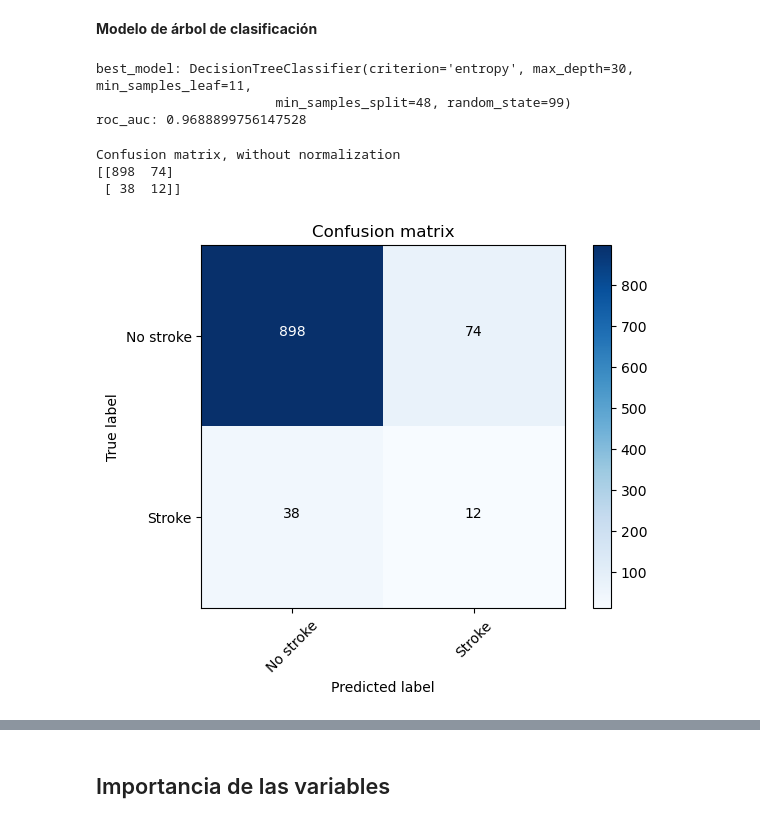
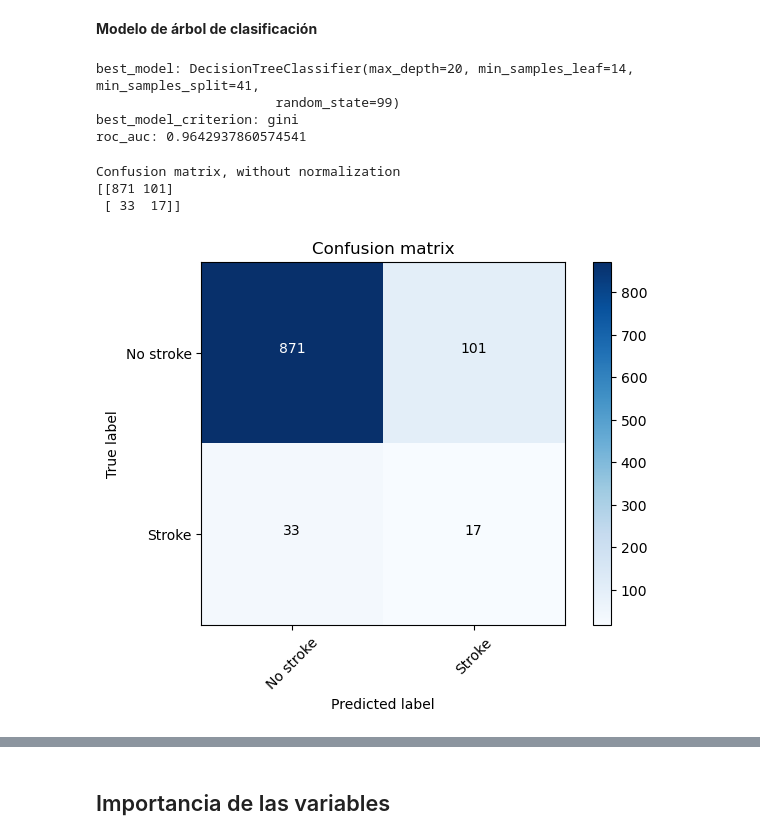
Before and after one commit to sumitkumarjethani/Stroke-Prediction, a Jupyter notebook: decision-tree-model.ipynb, the cells around one changed output, grey strips where cells are left out. Saved outputs shown, nothing was run; the diff lists cells and outputs as text; code cells hidden in the pictures.

Commit message:
Better decision tree

```diff
--- a/decision-tree-model.ipynb
+++ b/decision-tree-model.ipynb
@@ -99,7 +105,7 @@ max_depth_final_values
 # %%
 param_grid = {
     'criterion': ['gini','entropy'],
-    'min_samples_leaf': list(range(5,51,5)),
+    'min_samples_leaf': list(range(5,101,5)),
 }
 
 grid_search_cv = GridSearchCV(DecisionTreeClassifier(random_state=99),
@@ -166,4 +173,4 @@ Para el modelo final se probarán todos los valores entre [10, 20] para el pará
 # %%
-min_samples_leaf_final = list(range(10,21))
+min_samples_leaf_final = list(range(11,16,1))
 min_samples_leaf_final
 # %% [output]
@@ -173,7 +180,7 @@ min_samples_leaf_final
 # %%
 param_grid = {
     'criterion': ['gini','entropy'],
-    'min_samples_split': list(range(5,51,5)),
+    'min_samples_split': list(range(5,101,5)),
 }
 
 grid_search_cv = GridSearchCV(DecisionTreeClassifier(random_state=99),
@@ -238,6 +246,6 @@ min_samples_split_df.sort_values(['criterion', 'mean_test_score', 'min_samples_s
 # %% [markdown]
 Para el modelo final se probarán todos los valores entre [40, 50] para el parámetro **min_samples_split**
 # %%
-min_samples_split_final = list(range(40,51))
+min_samples_split_final = list(range(35,46,2))
 min_samples_split_final
 # %% [output]
@@ -271,23 +276,25 @@ GridSearchCV(cv=StratifiedShuffleSplit(n_splits=5, random_state=99, test_size=0.
 **Modelo de árbol de clasificación**
 # %%
 print("best_model:", grid_search_cv.best_estimator_)
+print("best_model_criterion:", grid_search_cv.best_estimator_.criterion)
 print("roc_auc:", grid_search_cv.best_score_)
 # %% [output]
-best_model: DecisionTreeClassifier(criterion='entropy', max_depth=30, min_samples_leaf=11,
-                       min_samples_split=48, random_state=99)
-roc_auc: 0.9688899756147528
+best_model: DecisionTreeClassifier(max_depth=20, min_samples_leaf=14, min_samples_split=41,
+                       random_state=99)
+best_model_criterion: gini
+roc_auc: 0.9642937860574541
 # %%
-decision_tree_model = DecisionTreeClassifier(criterion='entropy', max_depth=30, min_samples_leaf=11, min_samples_split=48, random_state=99)
-
+decision_tree_model = DecisionTreeClassifier(criterion='gini', max_depth=20, min_samples_leaf=14, min_samples_split=41, random_state=99)
 decision_tree_model.fit(X_train, y_train)
 y_pred = decision_tree_model.predict(X_test)
+
 cm = utils.get_confusion_matrix(y_test, y_pred)
 utils.plot_confusion_matrix(cm=cm, classes=['No stroke', 'Stroke'])
 # %% [output]
 Confusion matrix, without normalization
-[[898  74]
- [ 38  12]]
+[[871 101]
+ [ 33  17]]
-[figure, old version]
+[figure, new version]
 # %%
 utils.print_metrics(y_test, y_pred, "Modelo de árbol de clasificación")
 # %% [output]
```
Also changed, not shown: parts of 19 cells of this notebook.
